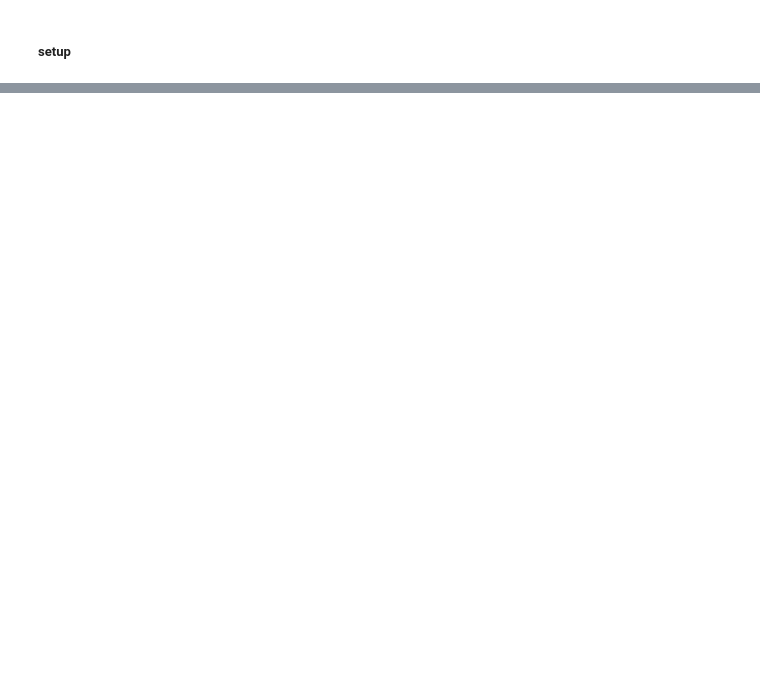
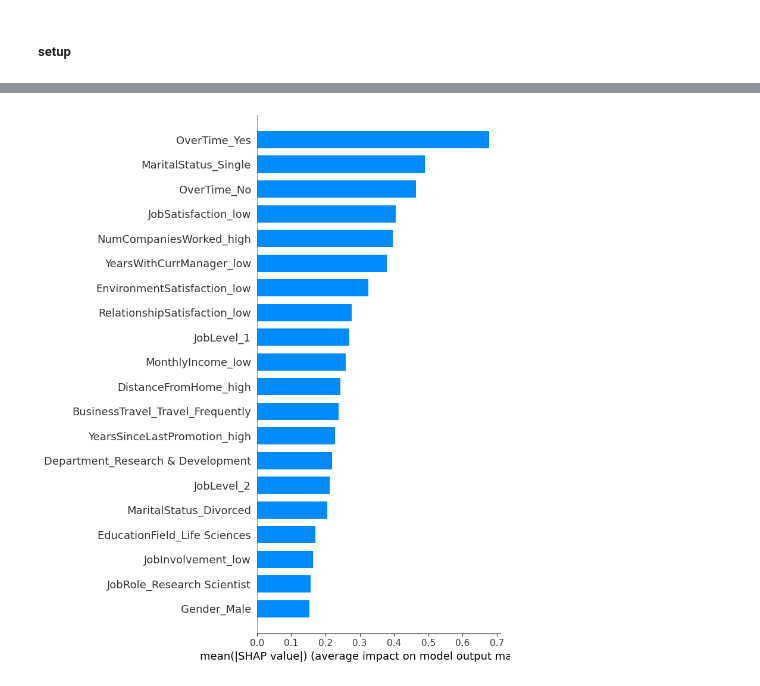
Before and after one commit to JeffTriemer/turnover, a Jupyter notebook: notebooks/ind_model.ipynb, the cells around one changed output, grey strips where cells are left out. Saved outputs shown, nothing was run; the diff lists cells and outputs as text; code cells hidden in the pictures; blank space fills up the shorter version.

```diff
--- a/notebooks/ind_model.ipynb
+++ b/notebooks/ind_model.ipynb
@@ -132,0 +213,2 @@ Passing `palette` without assigning `hue` is deprecated and will be removed in v
+# %%
+model = fit_cat_boost_model(df_balanced_bool, target_col='Attrition', cv_folds=5)
@@ -132,0 +221,2 @@ Passing `palette` without assigning `hue` is deprecated and will be removed in v
+# %%
+imbalanced_model = fit_cat_boost_model(df_bool, target_col='Attrition', cv_folds=5)
@@ -132,0 +240,12 @@ Passing `palette` without assigning `hue` is deprecated and will be removed in v
+# %%
+def get_shap_values(model, df, target_col='Attrition'):
+    import shap
+
+    X = df.drop(columns=[target_col])
+    explainer = shap.Explainer(model)
+    shap_values = explainer(X)
+
+    shap.summary_plot(shap_values, X)
+    return shap_values
+# %%
+shap_values = get_shap_values(imbalanced_model, df_bool)
@@ -132,0 +254,8 @@ Passing `palette` without assigning `hue` is deprecated and will be removed in v
+# %%
+import shap
+
+
+# plot summary bar
+shap.summary_plot(shap_values, df_bool.drop(columns=['Attrition']), plot_type='bar')
+# %% [output]
+[figure, added]
```
Also changed, not shown: parts of 15 cells of this notebook, 1 other file.
